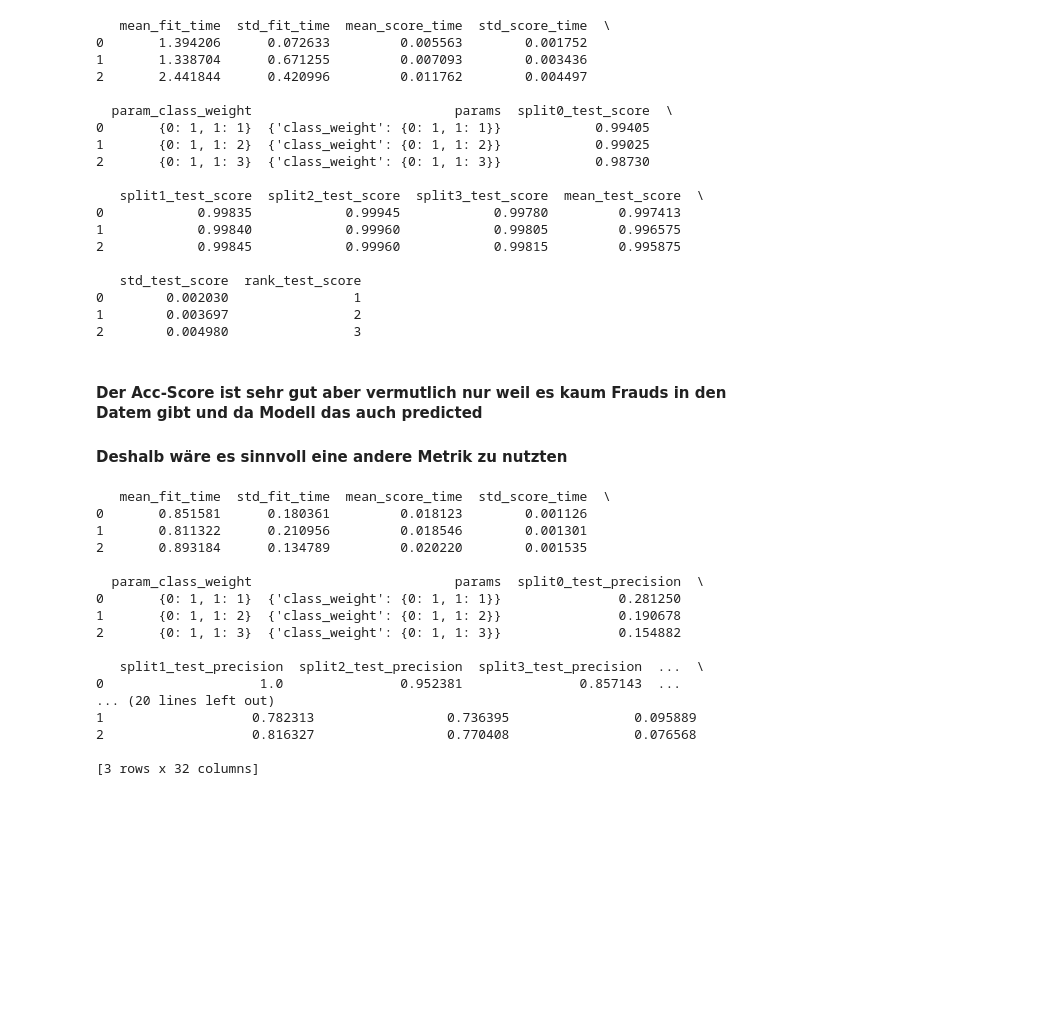
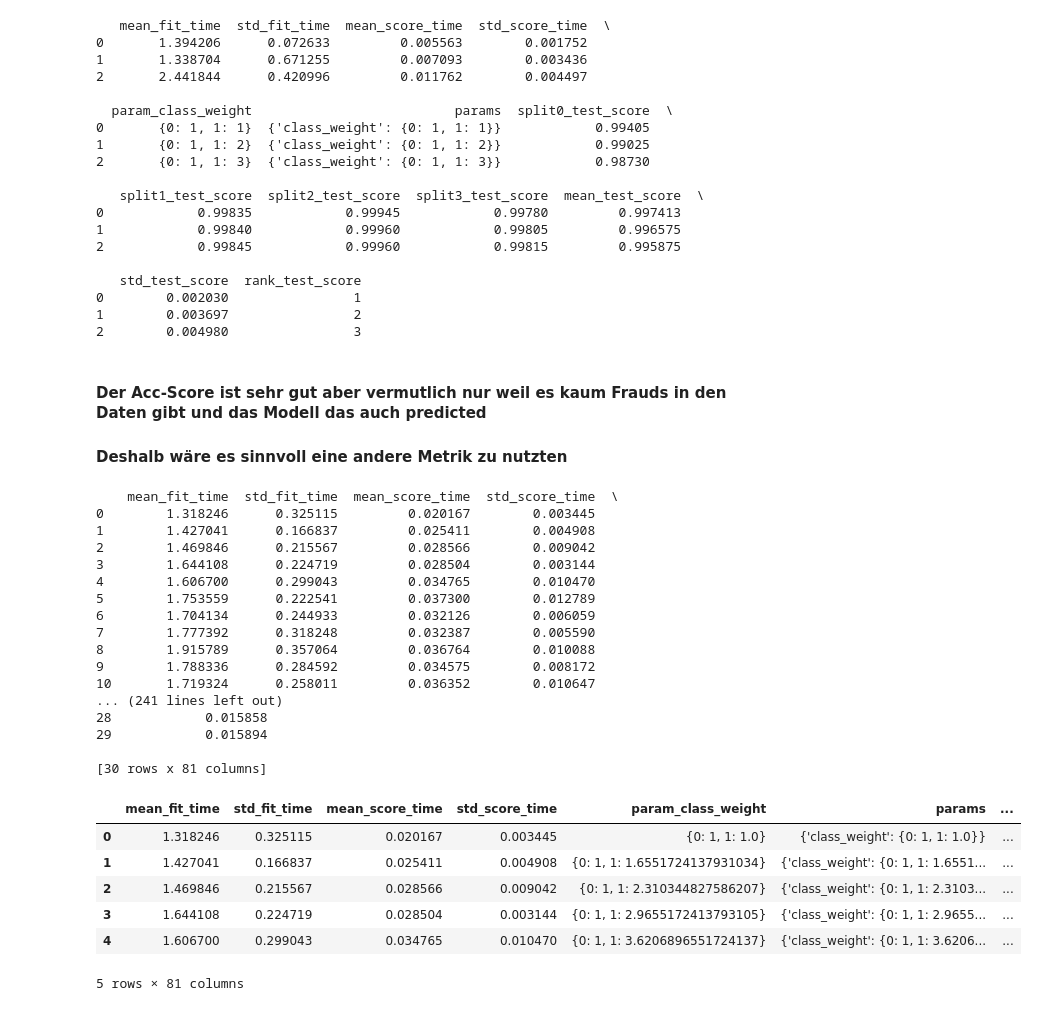
Before and after one commit to Simon371997/Data_Science, a Jupyter notebook: Sklearn/tutorial_stuff/05_metrics.ipynb, the cells around one changed output. Cells and saved outputs as stored; diff of their text form; code cells hidden in the pictures; blank space fills up the shorter version.

```diff
--- a/Sklearn/tutorial_stuff/05_metrics.ipynb
+++ b/Sklearn/tutorial_stuff/05_metrics.ipynb
@@ -81,5 +81,5 @@ print(grid_results)
 1        0.003697                2
 2        0.004980                3
 # %% [markdown]
-#### Der Acc-Score ist sehr gut aber vermutlich nur weil es kaum Frauds in den Datem gibt und da Modell das auch predicted
+#### Der Acc-Score ist sehr gut aber vermutlich nur weil es kaum Frauds in den Daten gibt und das Modell das auch predicted
 #### Deshalb wäre es sinnvoll eine andere Metrik zu nutzten
@@ -86,31 +93,43 @@ print(grid_results)
 # %%
-from sklearn.metrics import precision_score, recall_score, make_scorer
 
 grid = GridSearchCV(
     estimator=LogisticRegression(max_iter=1000),
     param_grid={'class_weight': [{0:1, 1:v} for v in np.linspace(1, 20, 30)]},
-    scoring = {'precision':make_scorer(precision_score), 'recall_score':make_scorer(recall_score)},
-    refit='precision',
+    scoring = {'precision':make_scorer(precision_score),
+                'recall_score':make_scorer(recall_score),
+                'min_both':min_recall_precision},
+    refit='min_both',
     return_train_score=True,
     cv = 10
 )
 grid.fit(X, y)
 print(pd.DataFrame(grid.cv_results_))
 # %% [output]
-   mean_fit_time  std_fit_time  mean_score_time  std_score_time  \
-0       0.851581      0.180361         0.018123        0.001126
-1       0.811322      0.210956         0.018546        0.001301
-2       0.893184      0.134789         0.020220        0.001535
+    mean_fit_time  std_fit_time  mean_score_time  std_score_time  \
+0        1.318246      0.325115         0.020167        0.003445
+1        1.427041      0.166837         0.025411        0.004908
+2        1.469846      0.215567         0.028566        0.009042
+3        1.644108      0.224719         0.028504        0.003144
+4        1.606700      0.299043         0.034765        0.010470
+5        1.753559      0.222541         0.037300        0.012789
+6        1.704134      0.244933         0.032126        0.006059
+7        1.777392      0.318248         0.032387        0.005590
+8        1.915789      0.357064         0.036764        0.010088
+9        1.788336      0.284592         0.034575        0.008172
+10       1.719324      0.258011         0.036352        0.010647
+... (241 lines left out)
+28            0.015858
+29            0.015894
 
-  param_class_weight                          params  split0_test_precision  \
-0       {0: 1, 1: 1}  {'class_weight': {0: 1, 1: 1}}               0.281250
-1       {0: 1, 1: 2}  {'class_weight': {0: 1, 1: 2}}               0.190678
-2       {0: 1, 1: 3}  {'class_weight': {0: 1, 1: 3}}               0.154882
-
-   split1_test_precision  split2_test_precision  split3_test_precision  ...  \
-0                    1.0               0.952381               0.857143  ...
-... (20 lines left out)
-1                   0.782313                 0.736395                0.095889
-2                   0.816327                 0.770408                0.076568
-
-[3 rows x 32 columns]
+[30 rows x 81 columns]
+# %%
+df_results = pd.DataFrame(grid.cv_results_)
+df_results.head()
+# %% [output]
+|  | mean_fit_time | std_fit_time | mean_score_time | std_score_time | param_class_weight | params | ... |
+| 0 | 1.318246 | 0.325115 | 0.020167 | 0.003445 | {0: 1, 1: 1.0} | {'class_weight': {0: 1, 1: 1.0}} | ... |
+| 1 | 1.427041 | 0.166837 | 0.025411 | 0.004908 | {0: 1, 1: 1.6551724137931034} | {'class_weight': {0: 1, 1: 1.6551... | ... |
+| 2 | 1.469846 | 0.215567 | 0.028566 | 0.009042 | {0: 1, 1: 2.310344827586207} | {'class_weight': {0: 1, 1: 2.3103... | ... |
+| 3 | 1.644108 | 0.224719 | 0.028504 | 0.003144 | {0: 1, 1: 2.9655172413793105} | {'class_weight': {0: 1, 1: 2.9655... | ... |
+| 4 | 1.606700 | 0.299043 | 0.034765 | 0.010470 | {0: 1, 1: 3.6206896551724137} | {'class_weight': {0: 1, 1: 3.6206... | ... |
+5 rows × 81 columns
```
Also changed, not shown: parts of 2 cells of this notebook.
